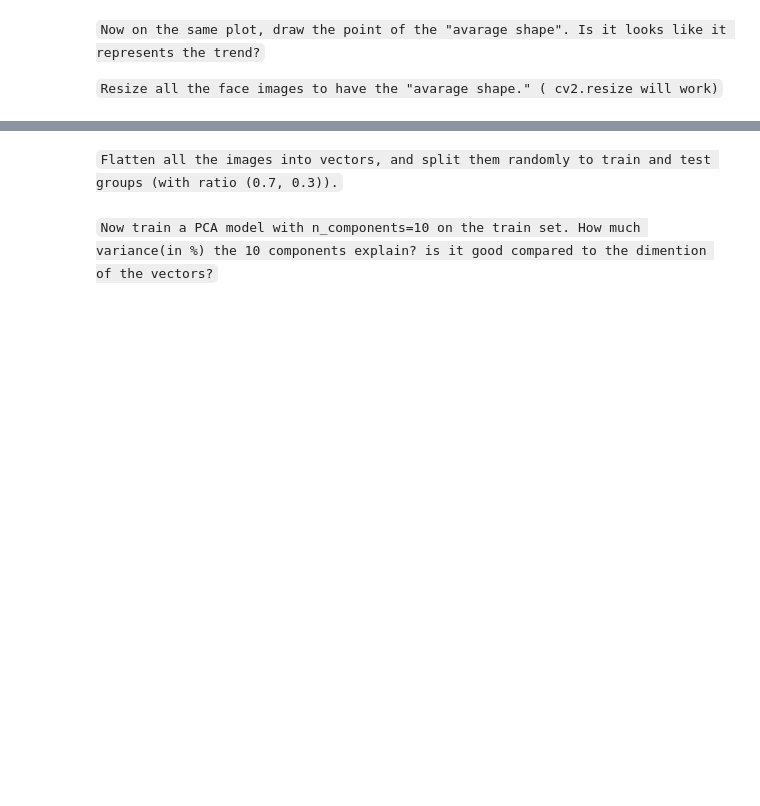
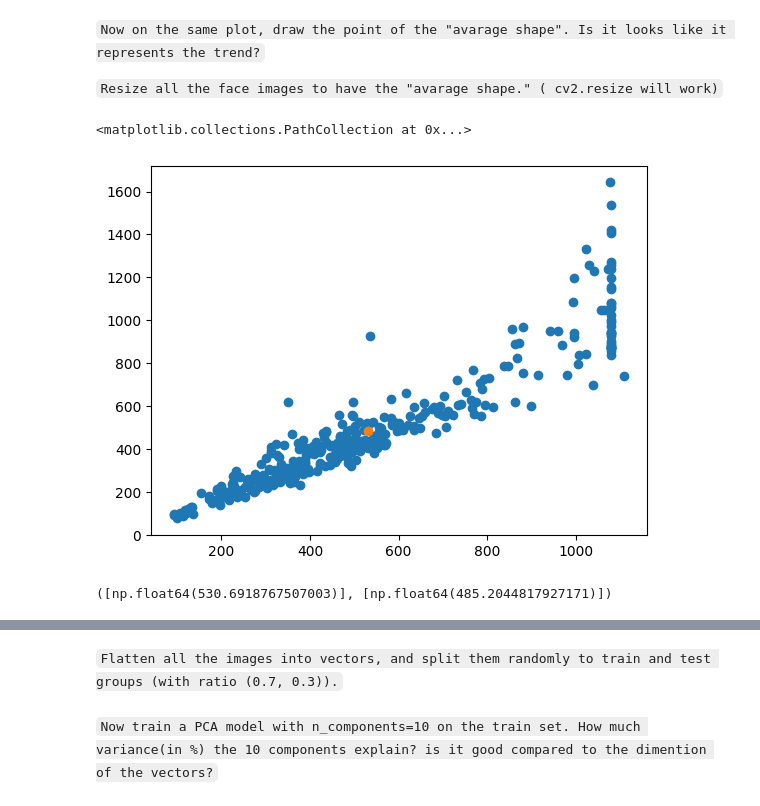
Before and after one commit to Avraham2489/DS_trainnig, a Jupyter notebook: intro/unsupervised/exercise/__clustering_exercise.ipynb, the cells around one changed output, grey strips where cells are left out. Saved outputs shown, nothing was run; the diff lists cells and outputs as text; code cells hidden in the pictures; blank space fills up the shorter version.

````diff
--- a/intro/unsupervised/exercise/__clustering_exercise.ipynb
+++ b/intro/unsupervised/exercise/__clustering_exercise.ipynb
@@ -259,3 +265,13 @@ all_shapes = np.array([i.shape for i in face_imgs])
 ```Now on the same plot, draw the point of the "avarage shape". Is it looks like it represents the trend?```
 
 ```Resize all the face images to have the "avarage shape." ( cv2.resize will work)```
+# %%
+plt.scatter(all_shapes[:,0], all_shapes[:,1])
+plt.scatter([all_shapes[:,0].mean()], [all_shapes[:,1].mean()])
+# %% [output]
+<matplotlib.collections.PathCollection at 0x...>
+[figure, added]
+# %%
+print(([all_shapes[:,0].mean()], [all_shapes[:,1].mean()]))
+# %% [output]
+([np.float64(530.6918767507003)], [np.float64(485.2044817927171)])
````
Also changed, not shown: parts of 20 cells of this notebook.
